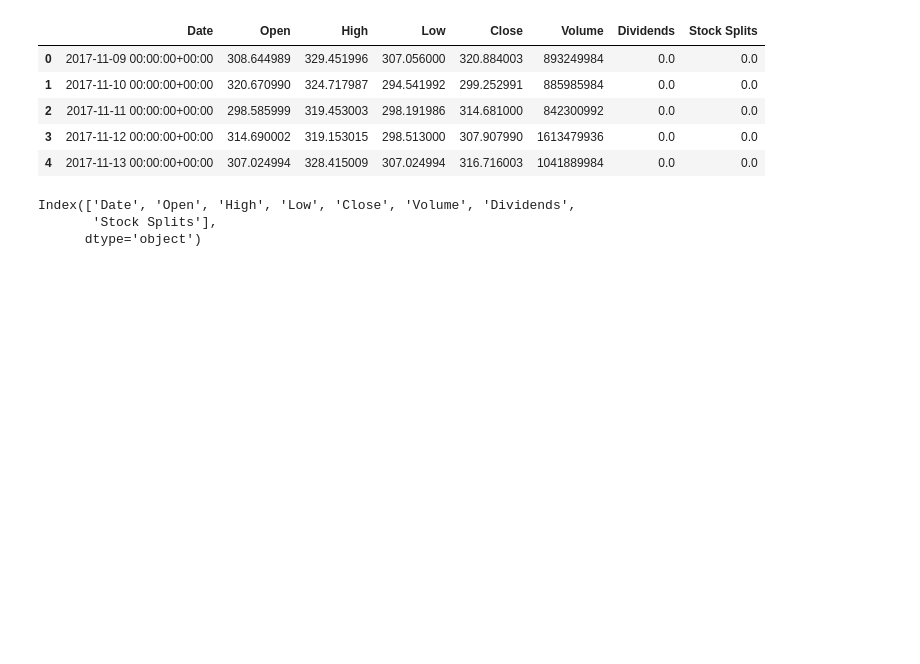
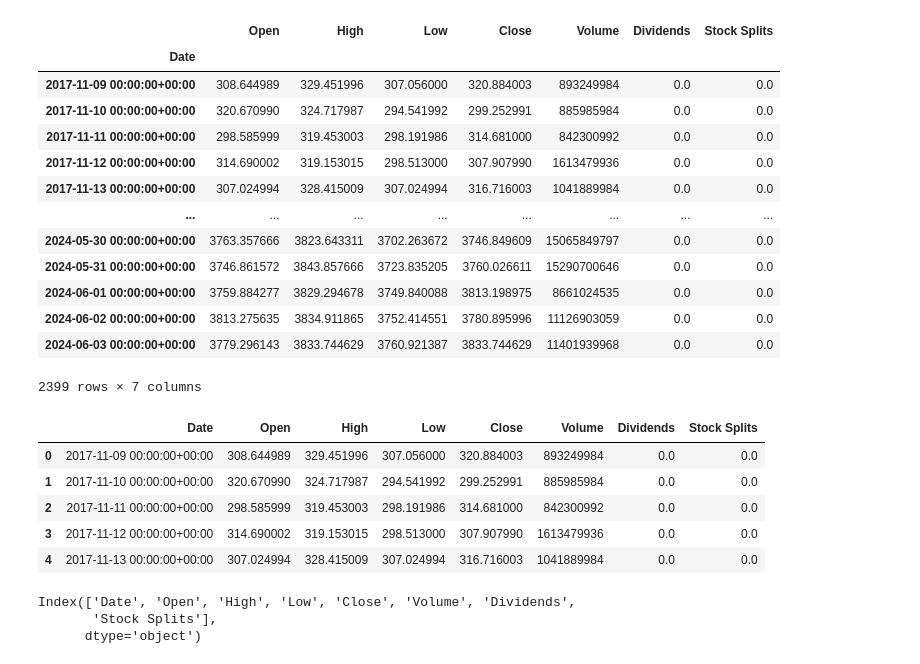
Before and after one commit to SWAGATSWAROOP/HackBrokers, a Jupyter notebook: backend-python/crypto/eth.ipynb, the cells around one changed output. Cells and saved outputs as stored; diff of their text form; code cells hidden in the pictures; blank space fills up the shorter version.

```diff
--- a/backend-python/crypto/eth.ipynb
+++ b/backend-python/crypto/eth.ipynb
@@ -6,3 +9,29 @@ from sklearn.model_selection import train_test_split
+# %%
+# Define the ticker for Ethereum
+eth_ticker = yf.Ticker("ETH-USD")
+
+# Check if the CSV file already exists
+if os.path.exists("eth.csv"):
+    eth = pd.read_csv("eth.csv", index_col=0)
+else:
+    eth = eth_ticker.history(period="max")
+    eth.to_csv("eth.csv")
+eth
+# %% [output]
+|  | Open | High | Low | Close | Volume | Dividends | Stock Splits |
+| Date |  |  |  |  |  |  |  |
+| 2017-11-09 00:00:00+00:00 | 308.644989 | 329.451996 | 307.056000 | 320.884003 | 893249984 | 0.0 | 0.0 |
+| 2017-11-10 00:00:00+00:00 | 320.670990 | 324.717987 | 294.541992 | 299.252991 | 885985984 | 0.0 | 0.0 |
+| 2017-11-11 00:00:00+00:00 | 298.585999 | 319.453003 | 298.191986 | 314.681000 | 842300992 | 0.0 | 0.0 |
+| 2017-11-12 00:00:00+00:00 | 314.690002 | 319.153015 | 298.513000 | 307.907990 | 1613479936 | 0.0 | 0.0 |
+| 2017-11-13 00:00:00+00:00 | 307.024994 | 328.415009 | 307.024994 | 316.716003 | 1041889984 | 0.0 | 0.0 |
+| ... | ... | ... | ... | ... | ... | ... | ... |
+| 2024-05-30 00:00:00+00:00 | 3763.357666 | 3823.643311 | 3702.263672 | 3746.849609 | 15065849797 | 0.0 | 0.0 |
+| 2024-05-31 00:00:00+00:00 | 3746.861572 | 3843.857666 | 3723.835205 | 3760.026611 | 15290700646 | 0.0 | 0.0 |
+| 2024-06-01 00:00:00+00:00 | 3759.884277 | 3829.294678 | 3749.840088 | 3813.198975 | 8661024535 | 0.0 | 0.0 |
+| 2024-06-02 00:00:00+00:00 | 3813.275635 | 3834.911865 | 3752.414551 | 3780.895996 | 11126903059 | 0.0 | 0.0 |
+| 2024-06-03 00:00:00+00:00 | 3779.296143 | 3833.744629 | 3760.921387 | 3833.744629 | 11401939968 | 0.0 | 0.0 |
+2399 rows × 7 columns
 # %%
 df = pd.read_csv('eth.csv')
 df.head(5)
```
Also changed, not shown: parts of 8 cells of this notebook, 4 other files.
